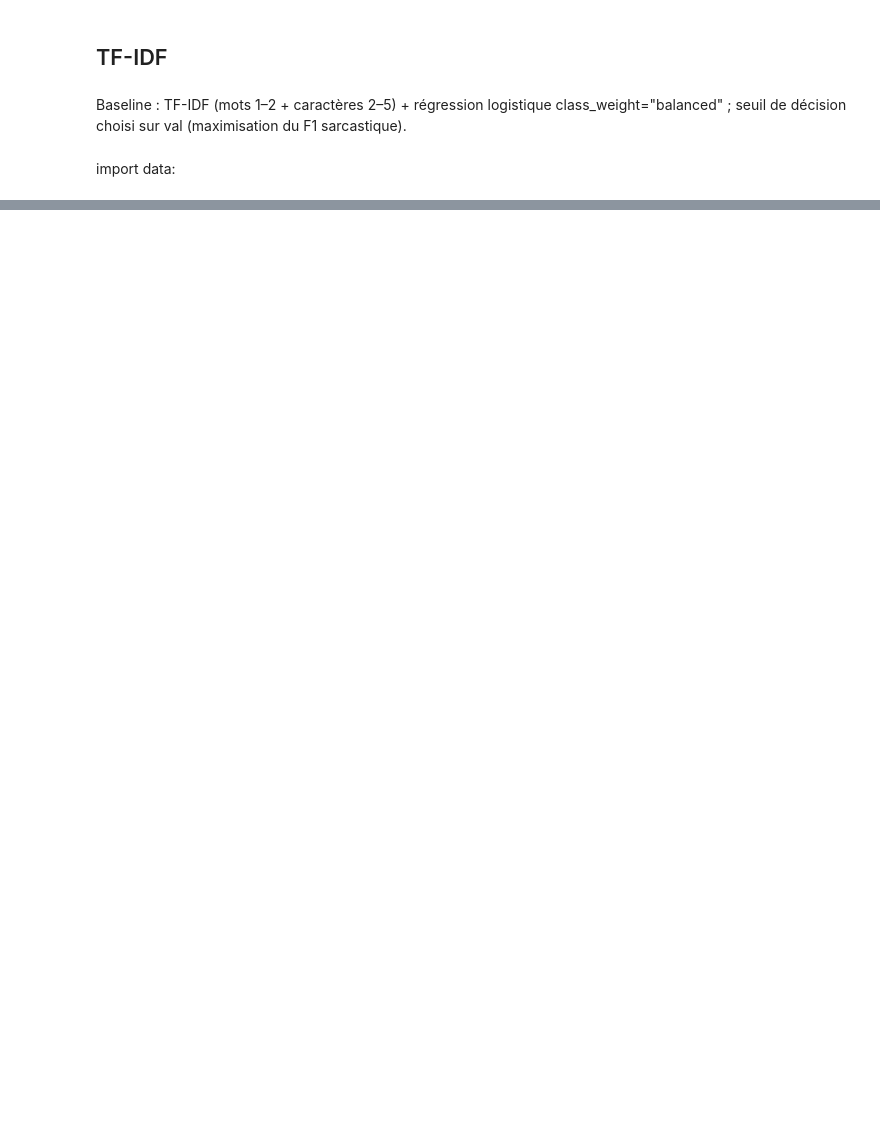
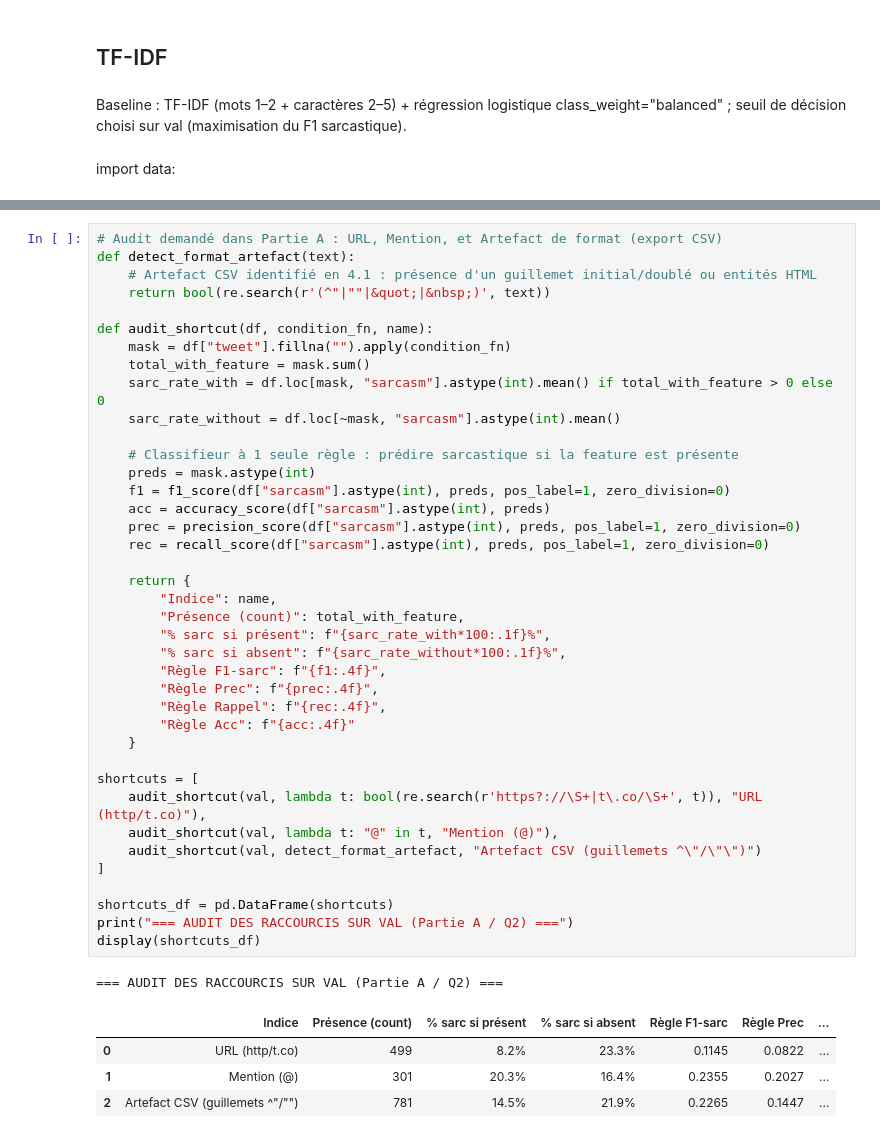
Before and after one commit to AMiNeC777/Hanwritten-code-For-LLM-FineTuning, a Jupyter notebook: Notebooks/Baseline.ipynb, the cells around one changed output, grey strips where cells are left out. Drawn from its saved outputs; the diff is of its cells as text; blank space fills up the shorter version.

```diff
--- a/Notebooks/Baseline.ipynb
+++ b/Notebooks/Baseline.ipynb
@@ -38,0 +191,45 @@ log_reg = LogisticRegression(class_weight="balanced")
+# %%
+# Audit demandé dans Partie A : URL, Mention, et Artefact de format (export CSV)
+def detect_format_artefact(text):
+    # Artefact CSV identifié en 4.1 : présence d'un guillemet initial/doublé ou entités HTML
+    return bool(re.search(r'(^"|""|&quot;|&nbsp;)', text))
+
+def audit_shortcut(df, condition_fn, name):
+    mask = df["tweet"].fillna("").apply(condition_fn)
+    total_with_feature = mask.sum()
+    sarc_rate_with = df.loc[mask, "sarcasm"].astype(int).mean() if total_with_feature > 0 else 0
+    sarc_rate_without = df.loc[~mask, "sarcasm"].astype(int).mean()
+
+    # Classifieur à 1 seule règle : prédire sarcastique si la feature est présente
+    preds = mask.astype(int)
+    f1 = f1_score(df["sarcasm"].astype(int), preds, pos_label=1, zero_division=0)
+    acc = accuracy_score(df["sarcasm"].astype(int), preds)
+    prec = precision_score(df["sarcasm"].astype(int), preds, pos_label=1, zero_division=0)
+    rec = recall_score(df["sarcasm"].astype(int), preds, pos_label=1, zero_division=0)
+
+    return {
+        "Indice": name,
+        "Présence (count)": total_with_feature,
+        "% sarc si présent": f"{sarc_rate_with*100:.1f}%",
+        "% sarc si absent": f"{sarc_rate_without*100:.1f}%",
+        "Règle F1-sarc": f"{f1:.4f}",
+        "Règle Prec": f"{prec:.4f}",
+        "Règle Rappel": f"{rec:.4f}",
+        "Règle Acc": f"{acc:.4f}"
+    }
+
+shortcuts = [
+    audit_shortcut(val, lambda t: bool(re.search(r'https?://\S+|t\.co/\S+', t)), "URL (http/t.co)"),
+    audit_shortcut(val, lambda t: "@" in t, "Mention (@)"),
+    audit_shortcut(val, detect_format_artefact, "Artefact CSV (guillemets ^\"/\"\")")
+]
+
+shortcuts_df = pd.DataFrame(shortcuts)
+print("=== AUDIT DES RACCOURCIS SUR VAL (Partie A / Q2) ===")
+display(shortcuts_df)
+# %% [output]
+=== AUDIT DES RACCOURCIS SUR VAL (Partie A / Q2) ===
+|  | Indice | Présence (count) | % sarc si présent | % sarc si absent | Règle F1-sarc | Règle Prec | ... |
+| 0 | URL (http/t.co) | 499 | 8.2% | 23.3% | 0.1145 | 0.0822 | ... |
+| 1 | Mention (@) | 301 | 20.3% | 16.4% | 0.2355 | 0.2027 | ... |
+| 2 | Artefact CSV (guillemets ^"/"") | 781 | 14.5% | 21.9% | 0.2265 | 0.1447 | ... |
```
Also changed, not shown: parts of 5 cells of this notebook.
